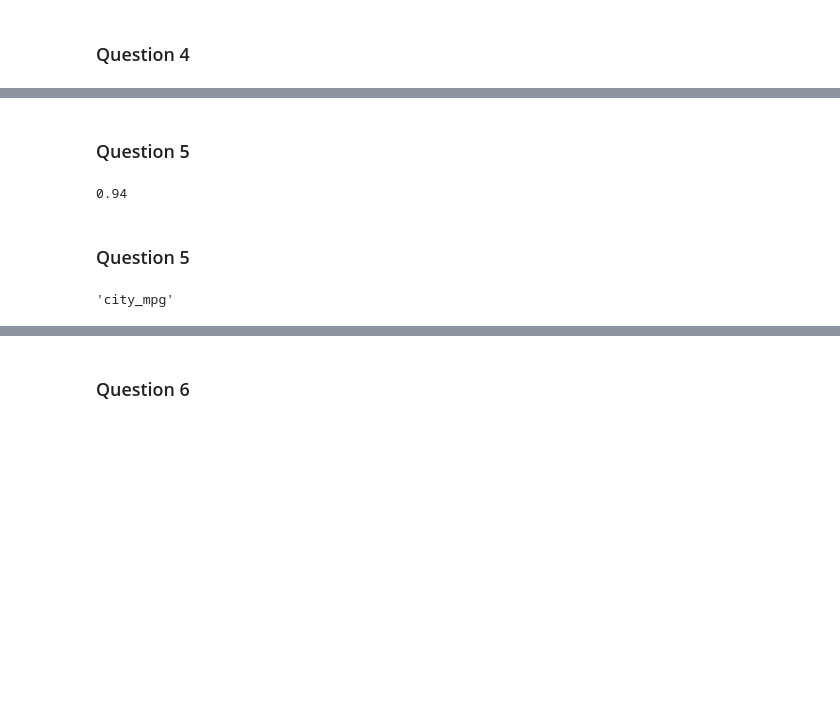
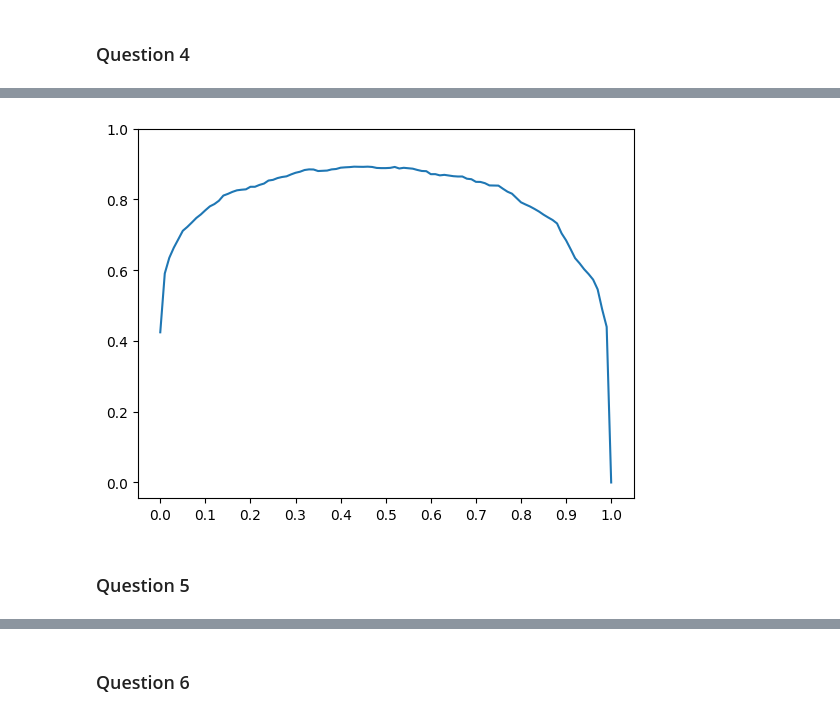
Before and after one commit to el-grudge/mleng-zoomcamp, a Jupyter notebook: week_4/homework_4.ipynb, the cells around one changed output, grey strips where cells are left out. Drawn from its saved outputs; the diff is of its cells as text; code cells hidden in the pictures; blank space fills up the shorter version.

```diff
--- a/week_4/homework_4.ipynb
+++ b/week_4/homework_4.ipynb
@@ -113,2 +155,4 @@ print(roc_auc_score(y_val, y_pred))
 # %% [markdown]
 ### Question 4
+# %%
+df_scores['f1'] = [2 * (p * r) / (p + r) if (p + r) > 0 else 0 for p, r in zip(df_scores.p, df_scores.r)]
@@ -115,2 +163,10 @@ print(roc_auc_score(y_val, y_pred))
+# %%
+#INSPECTING F1 SCORE:
+plt.plot(df_scores.threshold, df_scores.f1)
+plt.xticks(np.linspace(0, 1, 11))
+plt.yticks(np.linspace(0, 1, 6))
+plt.show()
+# %% [output]
+[figure, added]
 # %% [markdown]
 ### Question 5
@@ -119,22 +172,0 @@ print(roc_auc_score(y_val, y_pred))
-# %%
-# train logistic regression model
-accuracy = train_run_logistic_regression(X_train, y_train, X_val, y_val)
-print(round(accuracy,2))
-# %% [output]
-0.94
-# %% [markdown]
-### Question 5
-# %%
-score_differences = []
-for c in features:
-    subset = features.copy()
-    subset.remove(c)
-
-    X_train, X_val = one_hot_encode(df_train, df_val, subset)
-    score = train_run_logistic_regression(X_train, y_train, X_val, y_val)
-
-    score_differences.append(np.abs(accuracy - score))
-
-min(dict(zip(features, score_differences)))
-# %% [output]
-'city_mpg'
```
Also changed, not shown: parts of 38 cells of this notebook, 1 other file.
